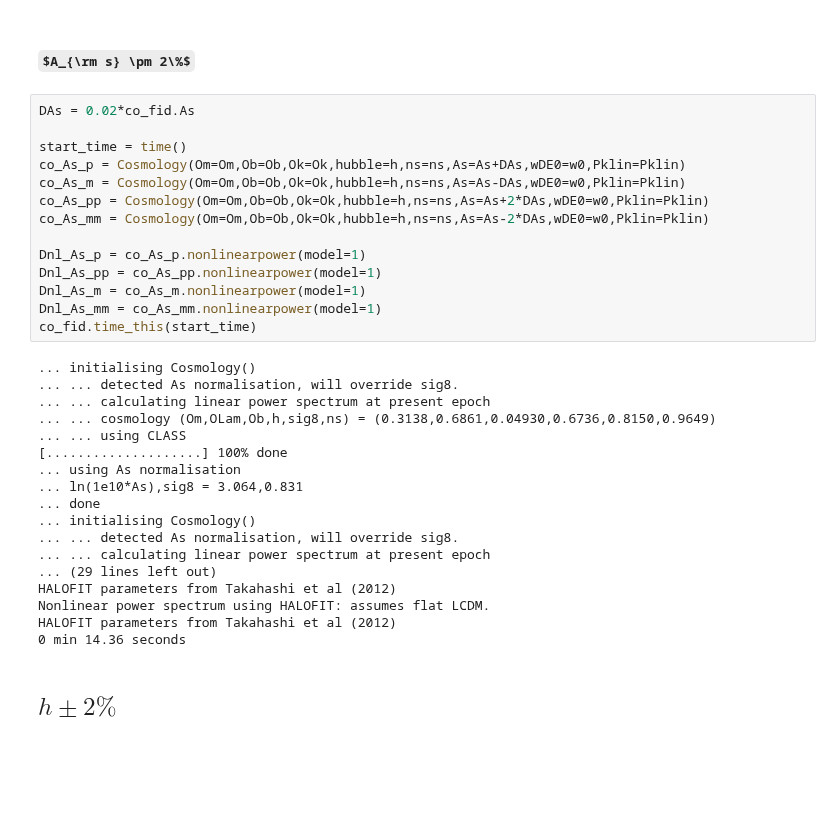
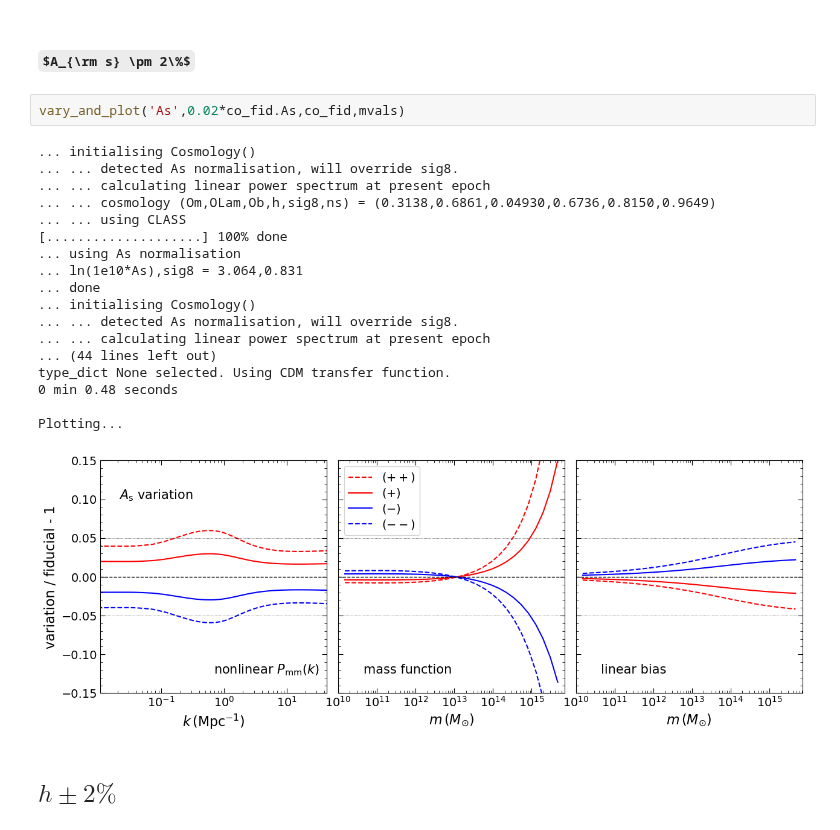
Before and after one commit to a-paranjape/sahyadri-sandbox, a Jupyter notebook: exploration/CosmoParamVariations.ipynb, the cells around one changed output. Cells and saved outputs as stored; diff of their text form; some formulas as TeX source; blank space fills up the shorter version.

```diff
--- a/exploration/CosmoParamVariations.ipynb
+++ b/exploration/CosmoParamVariations.ipynb
@@ -194,37 +315,26 @@ HALOFIT parameters from Takahashi et al (2012)
 # %% [markdown]
 ## $A_{\rm s} \pm 2\%$
 # %%
-DAs = 0.02*co_fid.As
-
-start_time = time()
-co_As_p = Cosmology(Om=Om,Ob=Ob,Ok=Ok,hubble=h,ns=ns,As=As+DAs,wDE0=w0,Pklin=Pklin)
-co_As_m = Cosmology(Om=Om,Ob=Ob,Ok=Ok,hubble=h,ns=ns,As=As-DAs,wDE0=w0,Pklin=Pklin)
-co_As_pp = Cosmology(Om=Om,Ob=Ob,Ok=Ok,hubble=h,ns=ns,As=As+2*DAs,wDE0=w0,Pklin=Pklin)
-co_As_mm = Cosmology(Om=Om,Ob=Ob,Ok=Ok,hubble=h,ns=ns,As=As-2*DAs,wDE0=w0,Pklin=Pklin)
-
-Dnl_As_p = co_As_p.nonlinearpower(model=1)
-Dnl_As_pp = co_As_pp.nonlinearpower(model=1)
-Dnl_As_m = co_As_m.nonlinearpower(model=1)
-Dnl_As_mm = co_As_mm.nonlinearpower(model=1)
-co_fid.time_this(start_time)
+vary_and_plot('As',0.02*co_fid.As,co_fid,mvals)
 # %% [output]
 ... initialising Cosmology()
 ... ... detected As normalisation, will override sig8.
 ... ... calculating linear power spectrum at present epoch
 ... ... cosmology (Om,OLam,Ob,h,sig8,ns) = (0.3138,0.6861,0.04930,0.6736,0.8150,0.9649)
 ... ... using CLASS
 [....................] 100% done
 ... using As normalisation
 ... ln(1e10*As),sig8 = 3.064,0.831
 ... done
 ... initialising Cosmology()
 ... ... detected As normalisation, will override sig8.
 ... ... calculating linear power spectrum at present epoch
-... (29 lines left out)
-HALOFIT parameters from Takahashi et al (2012)
-Nonlinear power spectrum using HALOFIT: assumes flat LCDM.
-HALOFIT parameters from Takahashi et al (2012)
-0 min 14.36 seconds
+... (44 lines left out)
+type_dict None selected. Using CDM transfer function.
+0 min 0.48 seconds
+
+Plotting...
+[figure, added]
 # %% [markdown]
 ## $h \pm 2\%$
 # %%
```
Also changed, not shown: parts of 18 cells of this notebook.
